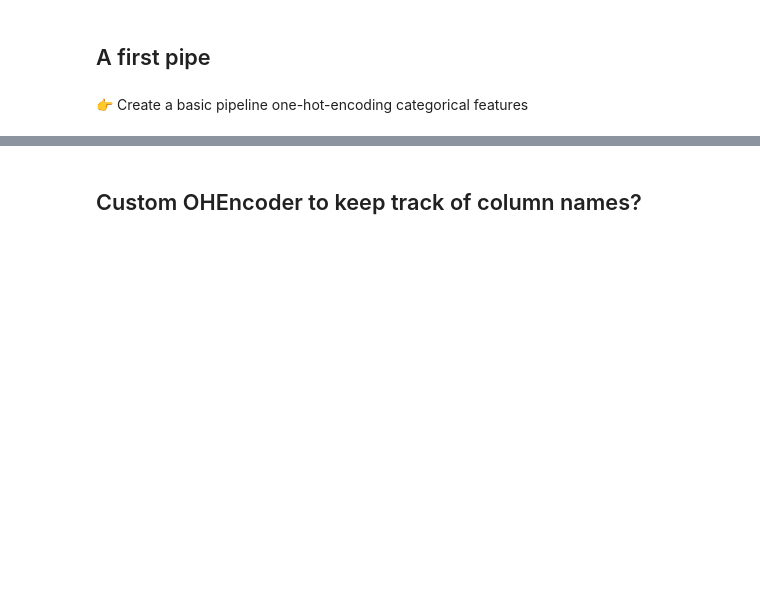
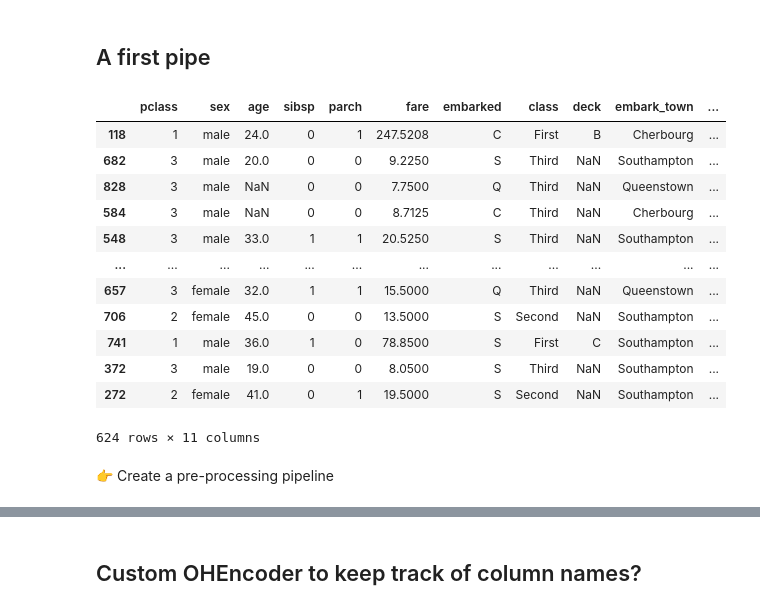
Before and after one commit to roadbusta/data-challenges-recap, a Jupyter notebook: 05-ML/08-Workflow/07-Custom-Encoder/custom_encoder.ipynb, the cells around one changed output, grey strips where cells are left out. Saved outputs shown, nothing was run; the diff lists cells and outputs as text; code cells hidden in the pictures; blank space fills up the shorter version.

```diff
--- a/05-ML/08-Workflow/07-Custom-Encoder/custom_encoder.ipynb
+++ b/05-ML/08-Workflow/07-Custom-Encoder/custom_encoder.ipynb
@@ -27,2 +62,18 @@ X_train
+# %%
+X_train
+# %% [output]
+|  | pclass | sex | age | sibsp | parch | fare | embarked | class | deck | embark_town | ... |
+| 118 | 1 | male | 24.0 | 0 | 1 | 247.5208 | C | First | B | Cherbourg | ... |
+| 682 | 3 | male | 20.0 | 0 | 0 | 9.2250 | S | Third | NaN | Southampton | ... |
+| 828 | 3 | male | NaN | 0 | 0 | 7.7500 | Q | Third | NaN | Queenstown | ... |
+| 584 | 3 | male | NaN | 0 | 0 | 8.7125 | C | Third | NaN | Cherbourg | ... |
+| 548 | 3 | male | 33.0 | 1 | 1 | 20.5250 | S | Third | NaN | Southampton | ... |
+| ... | ... | ... | ... | ... | ... | ... | ... | ... | ... | ... | ... |
+| 657 | 3 | female | 32.0 | 1 | 1 | 15.5000 | Q | Third | NaN | Queenstown | ... |
+| 706 | 2 | female | 45.0 | 0 | 0 | 13.5000 | S | Second | NaN | Southampton | ... |
+| 741 | 1 | male | 36.0 | 1 | 0 | 78.8500 | S | First | C | Southampton | ... |
+| 372 | 3 | male | 19.0 | 0 | 0 | 8.0500 | S | Third | NaN | Southampton | ... |
+| 272 | 2 | female | 41.0 | 0 | 1 | 19.5000 | S | Second | NaN | Southampton | ... |
+624 rows × 11 columns
 # %% [markdown]
-👉 Create a basic pipeline one-hot-encoding categorical features
+👉 Create a pre-processing pipeline
```
Also changed, not shown: parts of 18 cells of this notebook, 5 other files.
